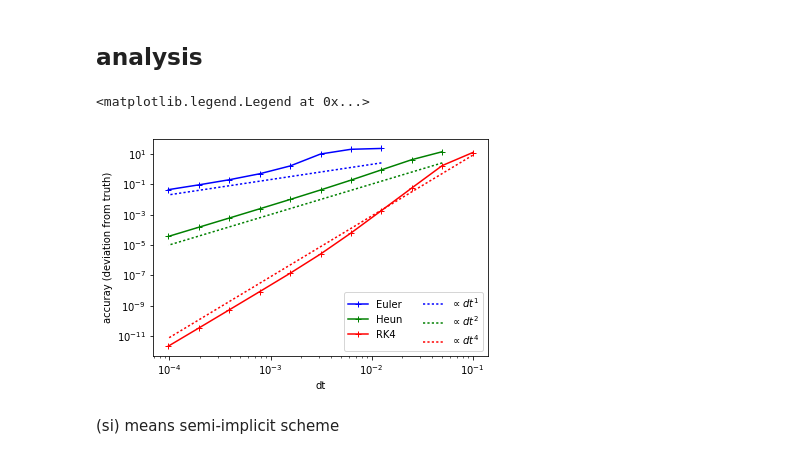
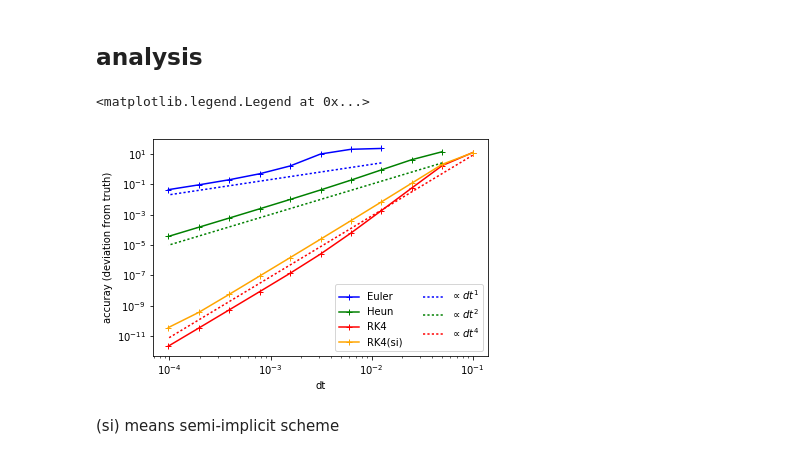
Before and after one commit to termoshtt/eom, a Jupyter notebook: accuracy.ipynb, the cells around one changed output. Drawn from its saved outputs; the diff is of its cells as text; code cells hidden in the pictures.

```diff
--- a/accuracy.ipynb
+++ b/accuracy.ipynb
@@ -18,21 +18,23 @@ import matplotlib.pyplot as plt
 euler = pd.read_csv("euler.csv").dropna().set_index("dt")
 heun = pd.read_csv("heun.csv").dropna().set_index("dt")
 rk4 = pd.read_csv("rk4.csv").dropna().set_index("dt")
+diag_rk4 = pd.read_csv("diag_rk4.csv").dropna().set_index("dt")
 # %%
 plt.plot(euler, "b+-", label="Euler")
 plt.plot(heun, "g+-", label="Heun")
 plt.plot(rk4, "r+-", label="RK4")
+plt.plot(diag_rk4, "+-", label="RK4(si)", color="orange")
 plt.plot(euler.index, 200*euler.index, "b:", label=r"$\propto dt^1$")
 plt.plot(heun.index, 1000*heun.index**2, "g:", label=r"$\propto dt^2$")
 plt.plot(rk4.index, 80000*rk4.index**4, "r:", label=r"$\propto dt^4$")
 plt.xscale("log")
 plt.yscale("log")
 plt.xlabel("dt")
 plt.ylabel("accuray (deviation from truth)")
 plt.axis("tight")
 plt.legend(loc=4, ncol=2)
 # %% [output]
 <matplotlib.legend.Legend at 0x...>
-[figure, old version]
+[figure, new version]
 # %% [markdown]
 (si) means semi-implicit scheme
```
Also changed, not shown: parts of 1 cell of this notebook, 2 other files.
